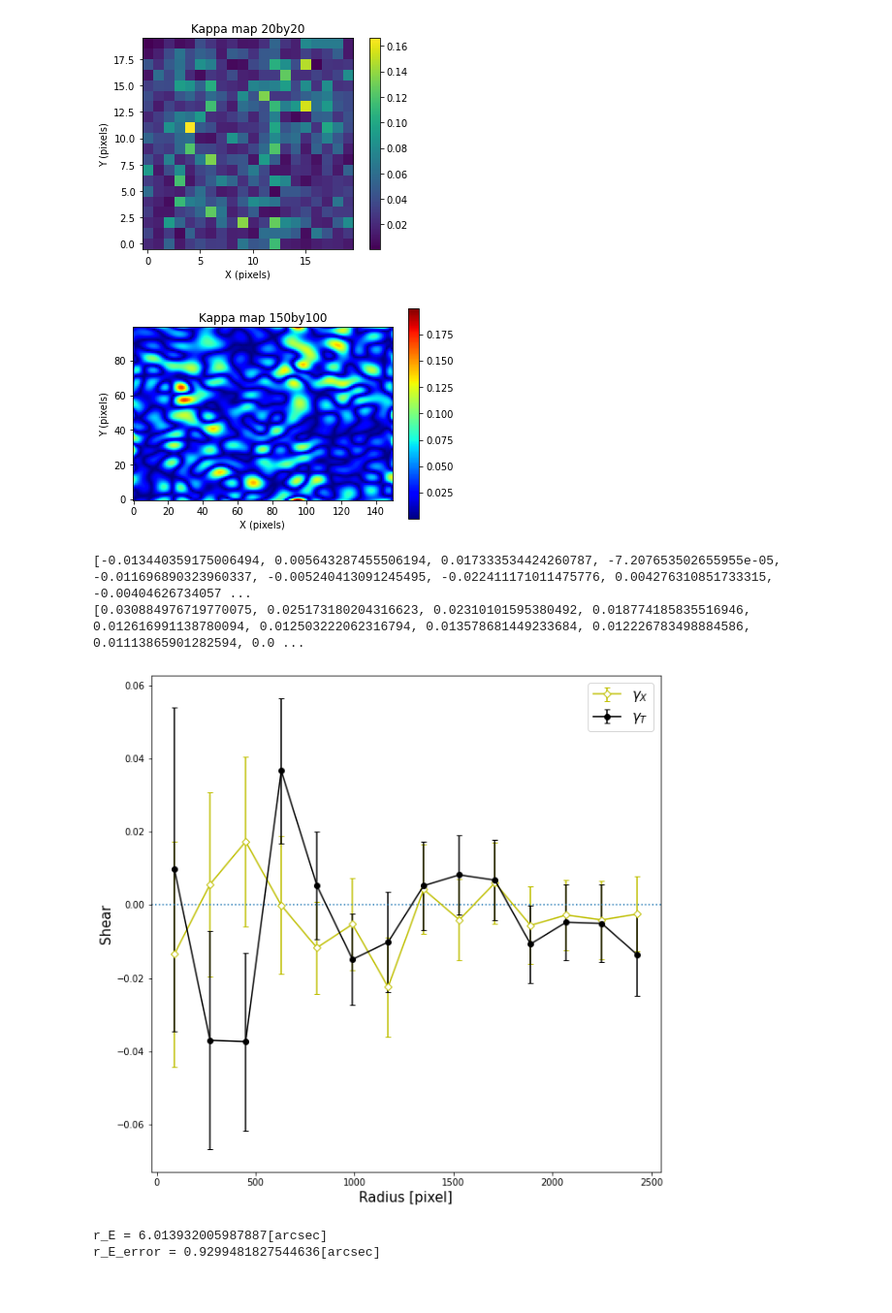
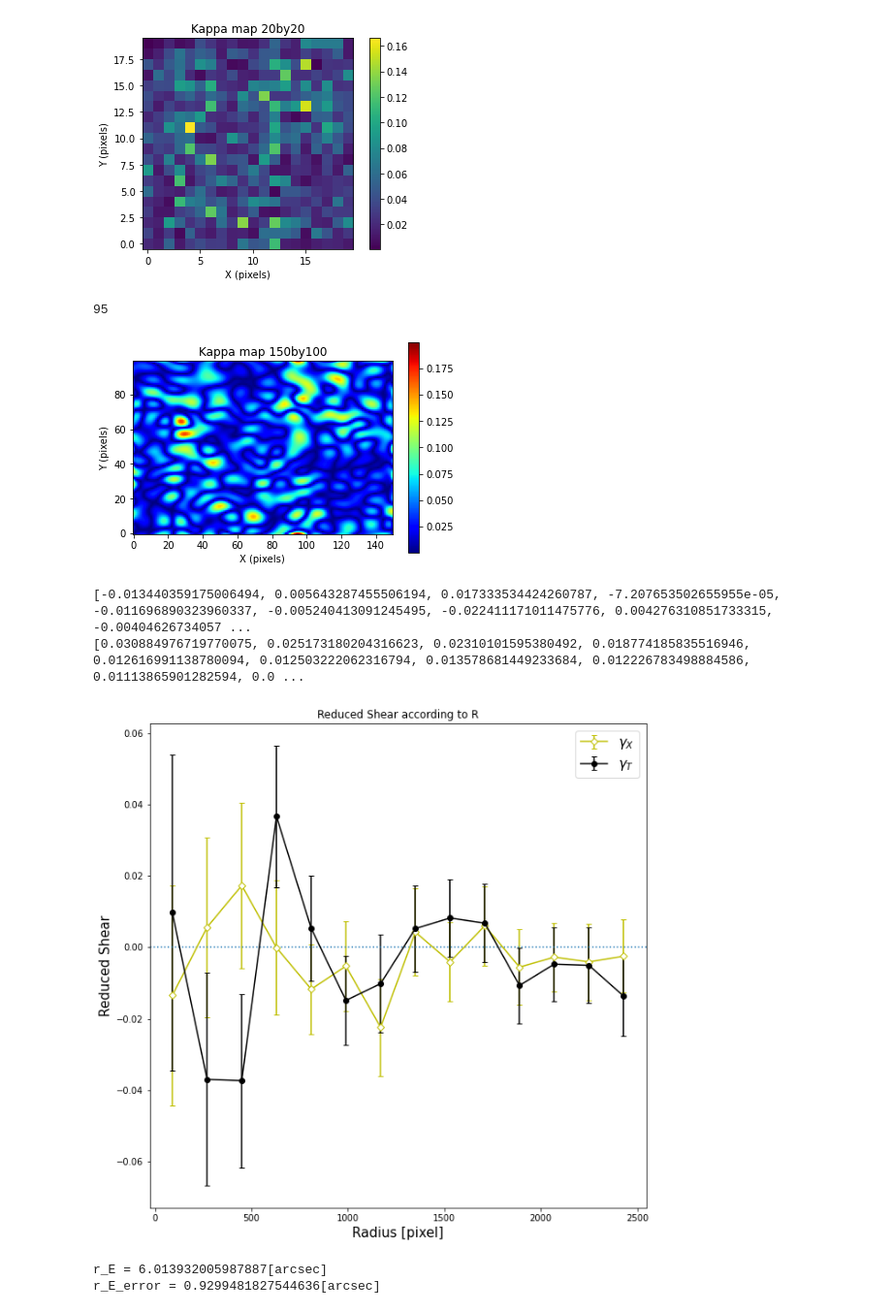
Before and after one commit to b0seong/Bullet_first-assignment_0106, a Jupyter notebook: first_from-cat435.ipynb, the cells around one changed output. Shown: that part at 97% size. Saved outputs shown, nothing was run; the diff lists cells and outputs as text; code cells hidden in the pictures.

```diff
--- a/first_from-cat435.ipynb
+++ b/first_from-cat435.ipynb
@@ -168,17 +172,22 @@ Kappa = fft.ifft2(Kappa_fft)
 
 Kappa_power = np.abs(Kappa)
 
+print(np.argmax(Kappa_power))
+
 fig = plt.imshow(Kappa_power, cmap='jet', origin='lower')
 plt.title("Kappa map 150by100")
 plt.xlabel("X (pixels)")
 plt.ylabel("Y (pixels)")
 plt.colorbar(fig)
+plt.savefig("Kappa map 150by100.png")
 plt.show()
 # %% [output]
+95
 [figure]
 # %%
 #----- Tangential Shear
 origin = [3506, 2550]
+#origin = [(7013/150)*28, (2550/100)*61]
 dx = xcen - origin[0]
 dy = ycen - origin[1]
 
@@ -194,35 +203,37 @@ r_x = -r1*sin_2phi + r2*cos_2phi ###### phi가 아니라 2phi로부터 정의된
 # Binning
 gamma_t = []
 gamma_terr = []
 gamma_x = []
 gamma_xerr = []
 
 for i in range(14):
     ind = np.where((radius>=i*180) & (radius<(i+1)*180))
     r_t_avg = np.mean(r_t[ind])
     r_t_std = np.std(r_t[ind]) / np.sqrt(len(r_t[ind]))
     r_x_avg = np.mean(r_x[ind])
     r_x_std = np.std(r_x[ind]) / np.sqrt(len(r_x[ind]))#####효선이 실수했다. r_x로 해야되는데 r_t로 했다.
     gamma_t.append(r_t_avg)
     gamma_terr.append(r_t_std)
     gamma_x.append(r_x_avg)
     gamma_xerr.append(r_x_std)
 print(gamma_x)
 print(gamma_xerr)
 
 R = np.arange(90, 2550, 180)
 fig = plt.figure(figsize=(10,10))
 plt.errorbar(R, gamma_x, yerr=gamma_xerr, c='y', marker='D', mfc='w', capsize=3, label=r'$\gamma_X$')
 plt.errorbar(R, gamma_t, yerr=gamma_terr, c='k', marker='o', capsize=3, label =r'$\gamma_T$')
 plt.axhline(0, linestyle=':')
 plt.legend(fontsize=15)
+plt.title("Reduced Shear according to R")
 plt.xlabel("Radius [pixel]", size=15)
-plt.ylabel("Shear", size=15)
+plt.ylabel("Reduced Shear", size=15)
+plt.savefig("Reduced Shear according to R.png",dpi=100)
 plt.show()
 # %% [output]
 [-0.013440359175006494, 0.005643287455506194, 0.017333534424260787, -7.207653502655955e-05, -0.011696890323960337, -0.005240413091245495, -0.022411171011475776, 0.004276310851733315, -0.00404626734057 ...
 [0.030884976719770075, 0.025173180204316623, 0.02310101595380492, 0.018774185835516946, 0.012616991138780094, 0.012503222062316794, 0.013578681449233684, 0.012226783498884586, 0.01113865901282594, 0.0 ...
-[figure, old version]
+[figure, new version]
 # %%
 #----- SIS fitting
 def SIS(x, r_E):
```
Also changed, not shown: parts of 4 cells of this notebook, 20 other files.
